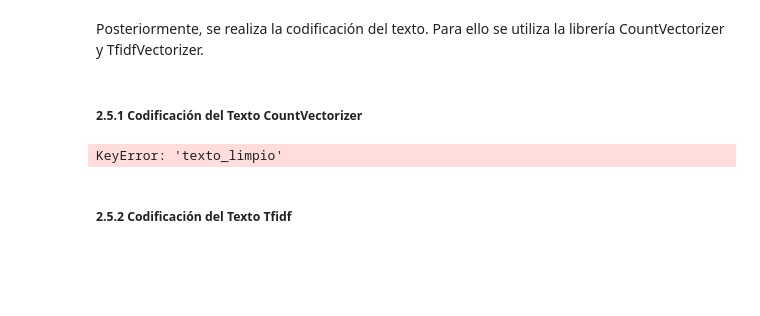
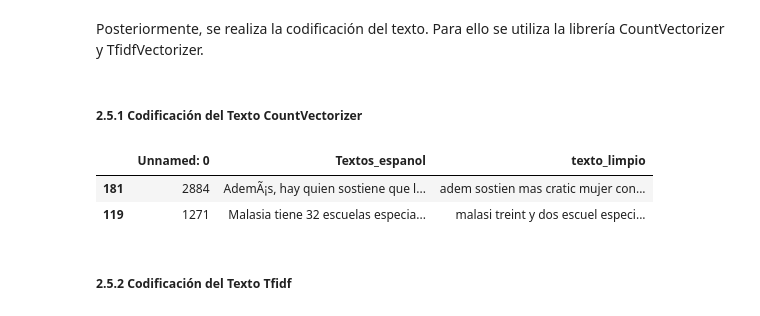
Before and after one commit to ddummann/Proyecto1-ClasificacionTextos-Etapa2, a Jupyter notebook: solucion_bi.ipynb, the cells around one changed output. Drawn from its saved outputs; the diff is of its cells as text; code cells hidden in the pictures; blank space fills up the shorter version.

```diff
--- a/solucion_bi.ipynb
+++ b/solucion_bi.ipynb
@@ -450,8 +451,8 @@ X_test_clean.to_excel("data\cat_345_clean_con_lema_test.xlsx")
 # %%
 # Leer archivos excel ya lematizados
 X_train_clean_archivo = pd.read_excel("data/cat_345_clean_con_lema.xlsx")
-X_test_clean_archivo = pd.read_excel("data/cat_345_clean_con_lema_test.xlsx")
-X_test_clean_archivo_modificado = pd.read_excel("data/cat_345_clean_con_lema_test_modificado.xlsx")
+X_test_clean_archivo_sin_modificar = pd.read_excel("data/cat_345_clean_con_lema_test.xlsx")
+X_test_clean_archivo = pd.read_excel("data/cat_345_clean_con_lema_test_modificado.xlsx")
 # %%
 # Registros diferentes entre X_train_clean y X_train_clean2
 #X_train_clean2[~X_train_clean2['Textos_espanol'].isin(X_train_clean['Textos_espanol'])]
@@ -488,10 +483,14 @@ def tokenizer(text):
     return word_tokenize(text, language="spanish")
 
 dummy = CountVectorizer(tokenizer=tokenizer, stop_words=stopwords.words('spanish'), lowercase=True)
-X_train_BoW = dummy.fit_transform(X_train_clean['texto_limpio'])
-X_test_BoW = dummy.transform(X_test_clean['texto_limpio'])
+X_train_BoW = dummy.fit_transform(X_train_clean_archivo['texto_limpio'])
+X_test_BoW = dummy.transform(X_test_clean_archivo['texto_limpio'])
-# %% [output]
-KeyError: 'texto_limpio'
+# %%
+X_test_clean_archivo.sample(2)
+# %% [output]
+|  | Unnamed: 0 | Textos_espanol | texto_limpio |
+| 181 | 2884 | AdemÃ¡s, hay quien sostiene que l... | adem sostien mas cratic mujer con... |
+| 119 | 1271 | Malasia tiene 32 escuelas especia... | malasi treint y dos escuel especi... |
 # %% [markdown]
 ##### 2.5.2 Codificación del Texto Tfidf
 # %%
```
Also changed, not shown: parts of 12 cells of this notebook.
